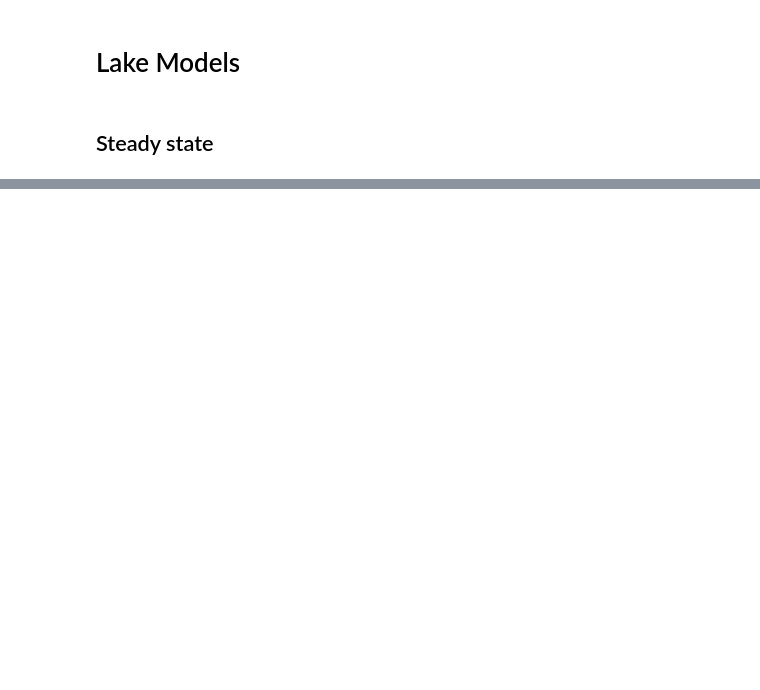
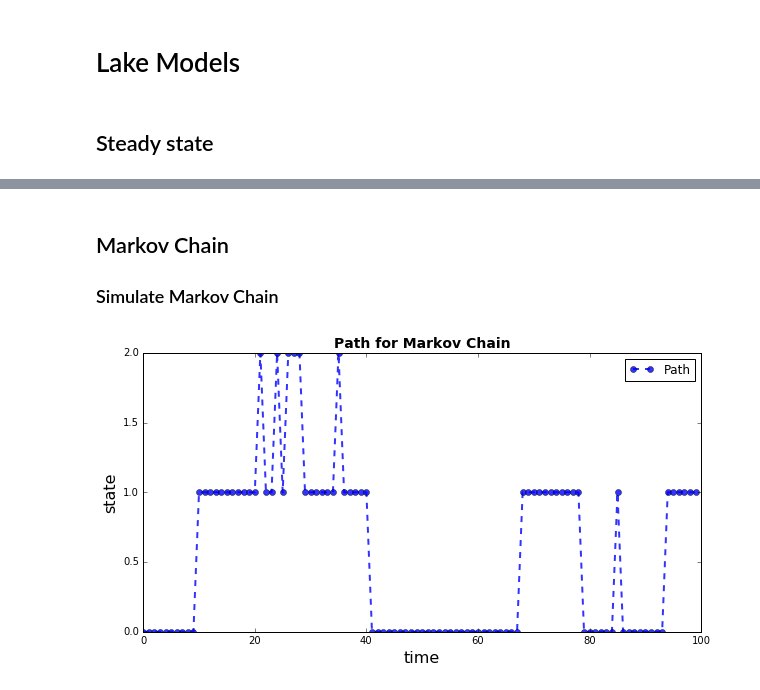
Before and after one commit to mmcky/nyu-econ-370, a Jupyter notebook: notebooks/Lake_model.ipynb, the cells around one changed output, grey strips where cells are left out. Saved outputs shown, nothing was run; the diff lists cells and outputs as text; code cells hidden in the pictures; blank space fills up the shorter version.

```diff
--- a/notebooks/Lake_model.ipynb
+++ b/notebooks/Lake_model.ipynb
@@ -112,0 +93,61 @@ plt.show()
+# %% [markdown]
+## Markov Chain
+
+### Simulate Markov Chain
+# %%
+%matplotlib inline
+import numpy as np
+import matplotlib.pyplot as plt
+
+
+# Markov Chain
+
+
+
+# == parameters == #
+# N: number of states
+# P: Stochastic Matrix
+
+
+N = 3
+
+P = np.array(([0.9,0.1,0],[0.05,0.9,0.05],[1/3,1/3,1/3]))
+
+# T: number of periods for the transition
+
+T = 100
+
+# == set up the simulation and initialize the arrays == #
+
+X  = np.zeros((T), dtype=np.int)
+
+X[0]=0
+
+Shock = np.random.uniform(0, 1, T)
+
+
+# == Simulation == #
+
+for i in range(1,T):
+    X[i]=0
+    for j in range(1,N):
+        if  Shock[i]>sum(P[X[i-1],0:j]) and  Shock[i]<=sum(P[X[i-1],0:j+1]):
+            X[i]=j
+
+
+# == Plots == #
+
+fig, ax = plt.subplots(figsize=(10, 5))
+ax.set_xlim(0, T)
+ax.set_xlabel(r'time', fontsize=16)
+ax.set_ylabel(r'state', fontsize=16)
+ax.plot(X, 'bo--', lw=2, alpha=0.8, label='Path')
+ax.legend(ncol=1)
+plt.title(r"Path for Markov Chain", fontsize=14, fontweight='bold')
+
+
+
+
+plt.show()
+# %% [output]
+[figure, added]
```
Also changed, not shown: parts of 3 cells of this notebook, 1 other file.
